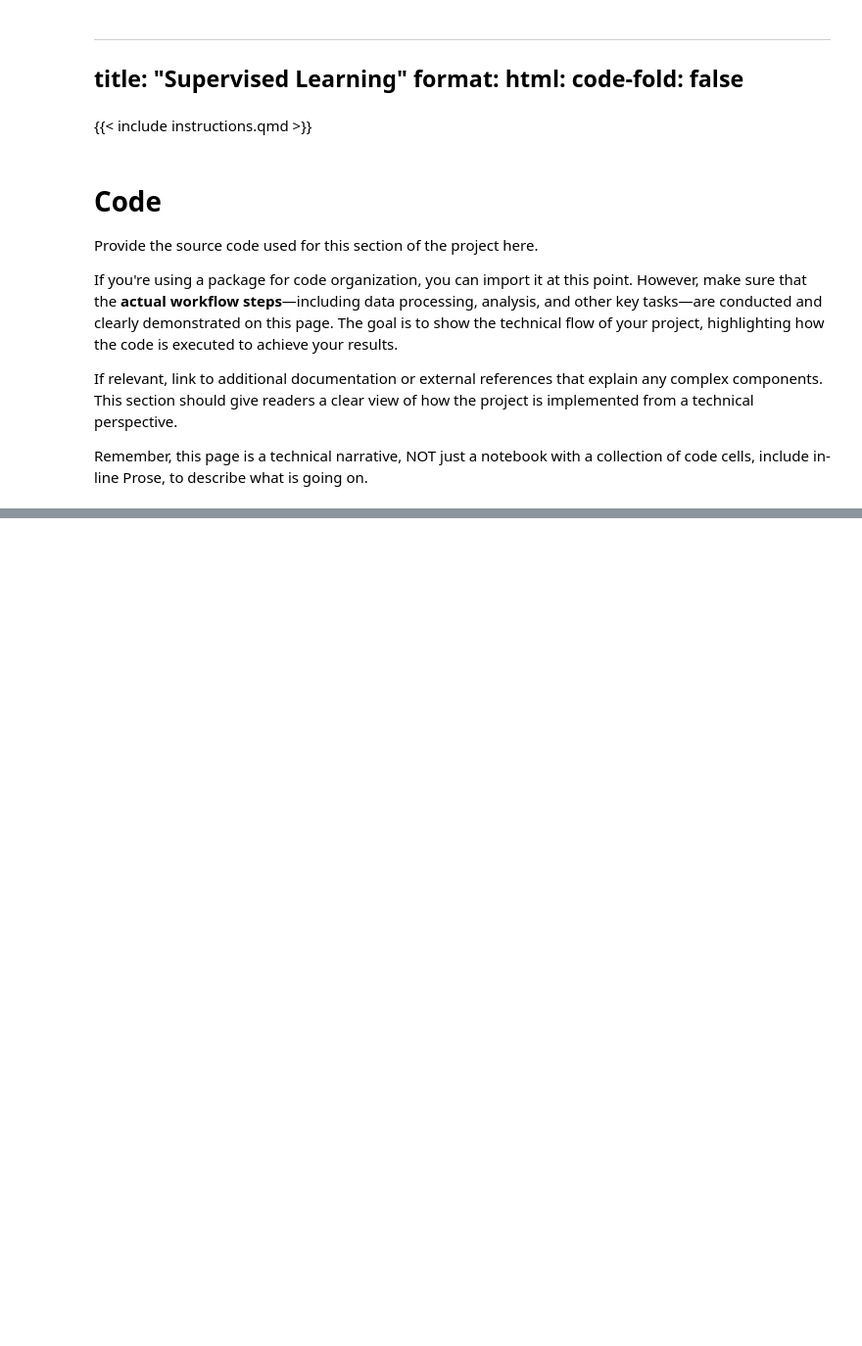
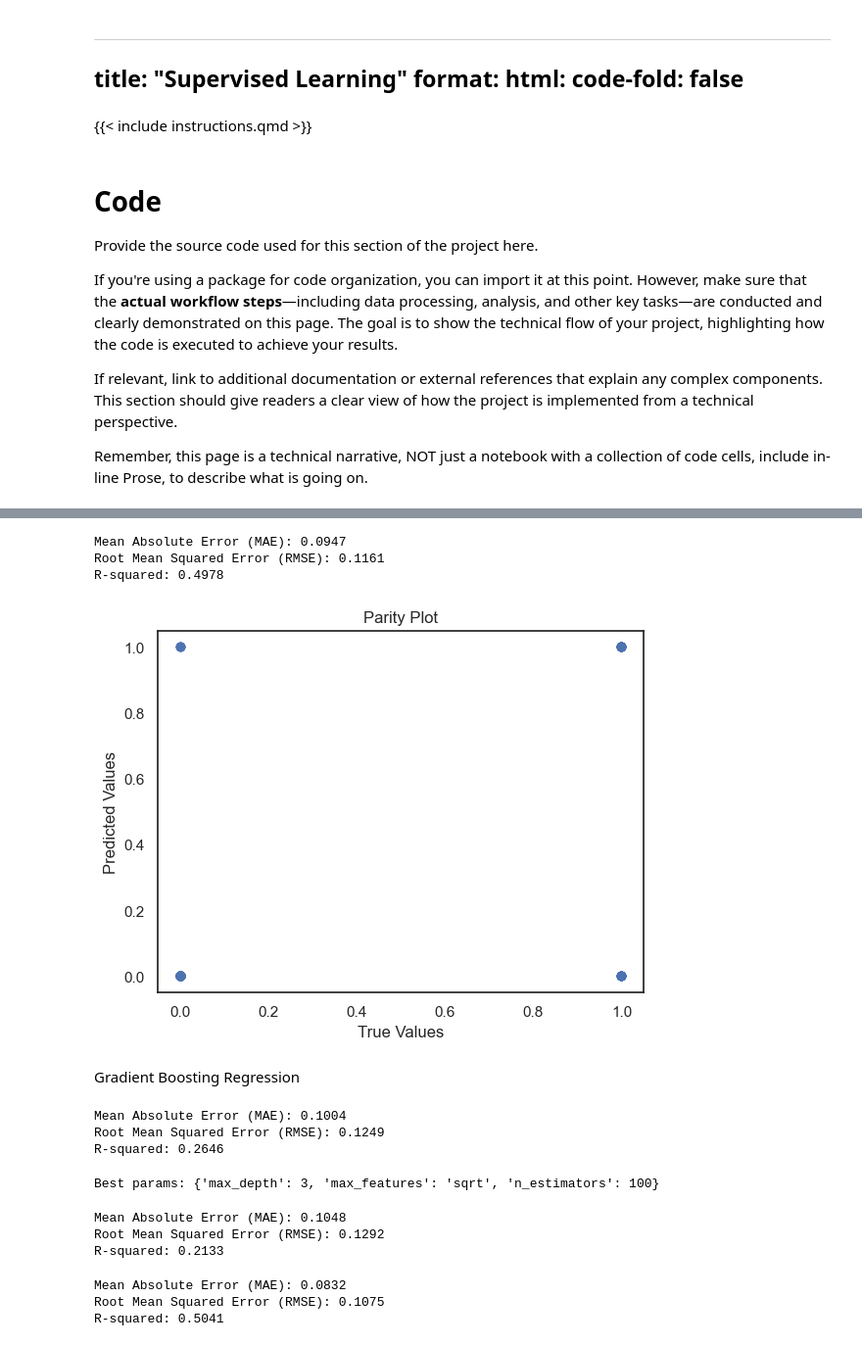
Before and after one commit to joyjessica/DSAN_5000_project, a Jupyter notebook: technical-details/supervised-learning/main.ipynb, the cells around one changed output, grey strips where cells are left out. Shown at 98% size. Drawn from its saved outputs; the diff is of its cells as text; code cells hidden in the pictures; blank space fills up the shorter version.

```diff
--- a/technical-details/supervised-learning/main.ipynb
+++ b/technical-details/supervised-learning/main.ipynb
@@ -99,0 +113,20 @@ plt.show()
+# %%
+def evaluate_test(learning_task_type, model, X_test, y_test):
+    """Evaluates the model on new data or the test set."""
+    y_pred = model.predict(X_test)
+
+    if learning_task_type == 'regression':
+        MAE = mean_absolute_error(y_test, y_pred)
+        RMSE = np.sqrt(mean_squared_error(y_test, y_pred))
+        R2 = r2_score(y_test, y_pred)
+
+        print(f"Mean Absolute Error (MAE): {MAE:.4f}")
+        print(f"Root Mean Squared Error (RMSE): {RMSE:.4f}")
+        print(f"R-squared: {R2:.4f}")
+
+    elif learning_task_type == 'classification':
+        print("Classification Report:", classification_report(y_test, y_pred))
+    else:
+        raise ValueError("Unsupported learning task type: 'regression' or 'classification'")
+
+    return y_pred
@@ -99,0 +232,2 @@ plt.show()
+# %%
+model = train(X_train, y_train, 'regression', 'random_forest', bootstrap = False, max_depth= 20, max_features= 'sqrt', n_estimators= 100)
@@ -99,0 +264,16 @@ plt.show()
+# %%
+y_pred = evaluate_test('regression', model, X_test, y_test)
+# %% [output]
+Mean Absolute Error (MAE): 0.0947
+Root Mean Squared Error (RMSE): 0.1161
+R-squared: 0.4978
+# %%
+plt.scatter(y_test, y_pred)
+plt.xlabel("True Values")
+plt.ylabel("Predicted Values")
+plt.title("Parity Plot")
+plt.show()
+# %% [output]
+[figure, added]
+# %% [markdown]
+Gradient Boosting Regression
@@ -99,0 +282,24 @@ plt.show()
+# %%
+model = train(X_train, y_train, 'regression', 'gradient_boosting')
+y_pred = validation_eval('regression', model,  X_val, y_val)
+# %% [output]
+Mean Absolute Error (MAE): 0.1004
+Root Mean Squared Error (RMSE): 0.1249
+R-squared: 0.2646
+# %%
+model = tune(model, X_train, y_train, boost_param_grid, scoring='neg_mean_squared_error')
+# %% [output]
+Best params: {'max_depth': 3, 'max_features': 'sqrt', 'n_estimators': 100}
+# %%
+model = train(X_train, y_train, 'regression', 'gradient_boosting', max_depth= 3, max_features= 'sqrt', n_estimators= 100)
+y_pred = validation_eval('regression', model,  X_val, y_val)
+# %% [output]
+Mean Absolute Error (MAE): 0.1048
+Root Mean Squared Error (RMSE): 0.1292
+R-squared: 0.2133
+# %%
+y_pred = evaluate_test('regression', model, X_test, y_test)
+# %% [output]
+Mean Absolute Error (MAE): 0.0832
+Root Mean Squared Error (RMSE): 0.1075
+R-squared: 0.5041
```
Also changed, not shown: parts of 49 cells of this notebook.
